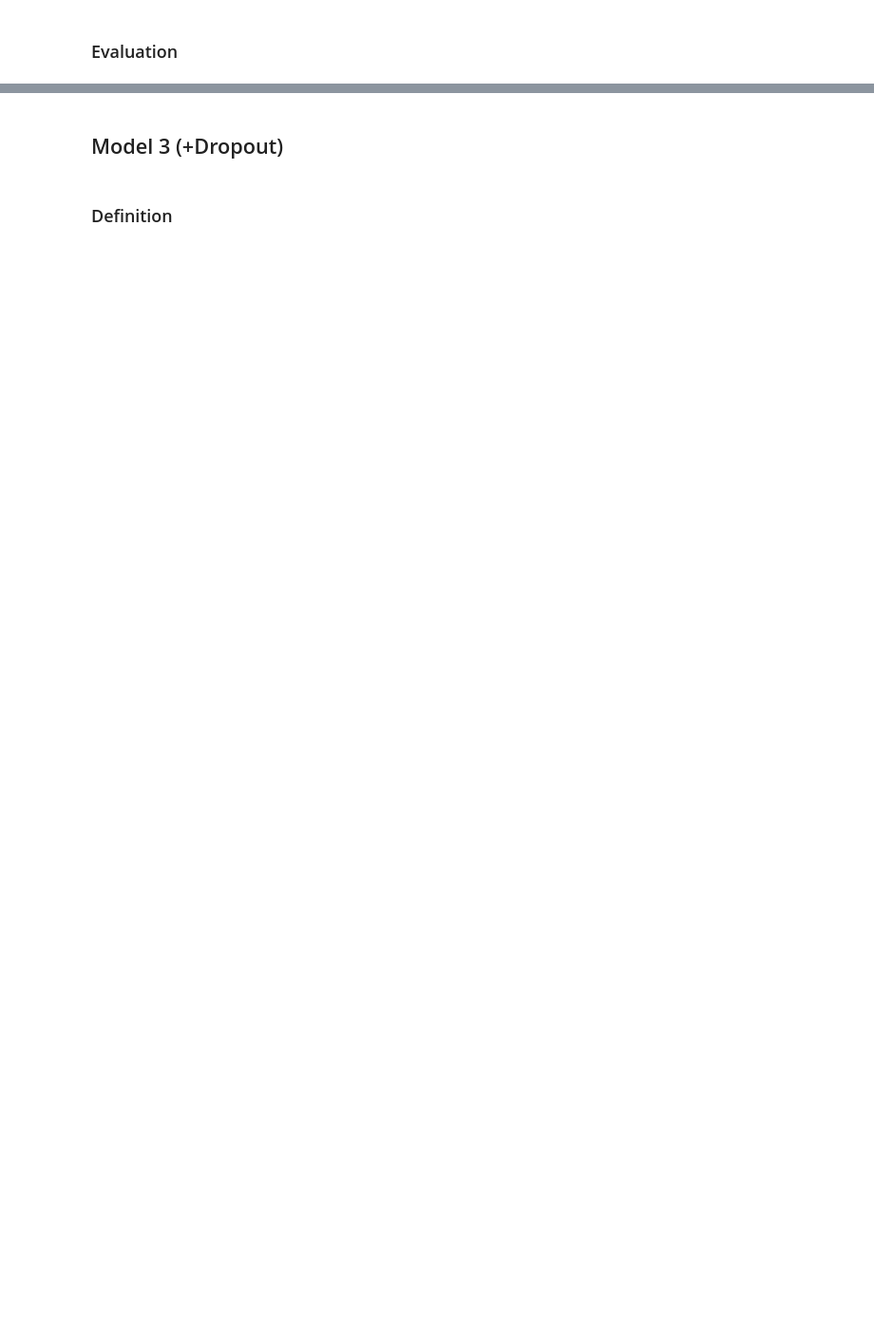
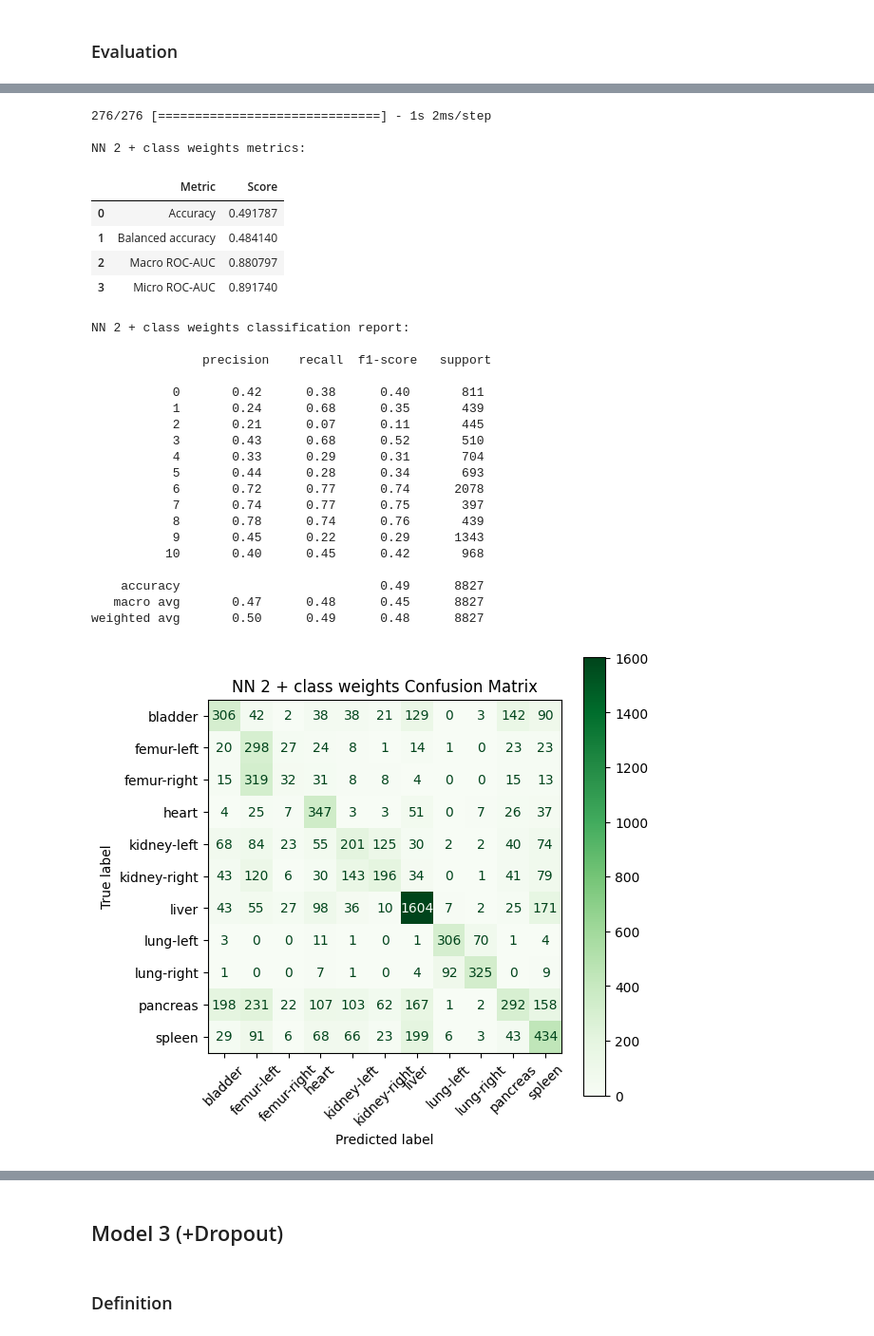
Before and after one commit to 4yala/NotebooksDL, a Jupyter notebook: CW2_DL.ipynb, the cells around one changed output, grey strips where cells are left out. Shown at 95% size. Saved outputs shown, nothing was run; the diff lists cells and outputs as text; code cells hidden in the pictures; blank space fills up the shorter version.

```diff
--- a/CW2_DL.ipynb
+++ b/CW2_DL.ipynb
@@ -708,7 +829,7 @@ Your kernel may have been built without NUMA support.
 # %% [markdown]
 ### Training
 # %%
-NN_2_history = NN_model_2.fit(
+NN_2_history = NN_2_model.fit(
     X_train_flat, y_train,
     validation_data=(X_val_flat, y_val),
     epochs=10,
@@ -816,0 +886,33 @@ weighted avg       0.51      0.45      0.46      8827
+# %%
+NN_2_results = evaluate_model(NN_2_model, NN_2_name, X_test_flat, y_test, 'Greens')
+NN_2_results['model_changes'] = NN_2_desc
+NN_model_results.append(NN_2_results)
+# %% [output]
+276/276 [==============================] - 1s 2ms/step
+
+NN 2 + class weights metrics:
+|  | Metric | Score |
+| 0 | Accuracy | 0.491787 |
+| 1 | Balanced accuracy | 0.484140 |
+| 2 | Macro ROC-AUC | 0.880797 |
+| 3 | Micro ROC-AUC | 0.891740 |
+NN 2 + class weights classification report:
+
+               precision    recall  f1-score   support
+
+           0       0.42      0.38      0.40       811
+           1       0.24      0.68      0.35       439
+           2       0.21      0.07      0.11       445
+           3       0.43      0.68      0.52       510
+           4       0.33      0.29      0.31       704
+           5       0.44      0.28      0.34       693
+           6       0.72      0.77      0.74      2078
+           7       0.74      0.77      0.75       397
+           8       0.78      0.74      0.76       439
+           9       0.45      0.22      0.29      1343
+          10       0.40      0.45      0.42       968
+
+    accuracy                           0.49      8827
+   macro avg       0.47      0.48      0.45      8827
+weighted avg       0.50      0.49      0.48      8827
+[figure, added]
```
Also changed, not shown: parts of 44 cells of this notebook, 1 other file.
